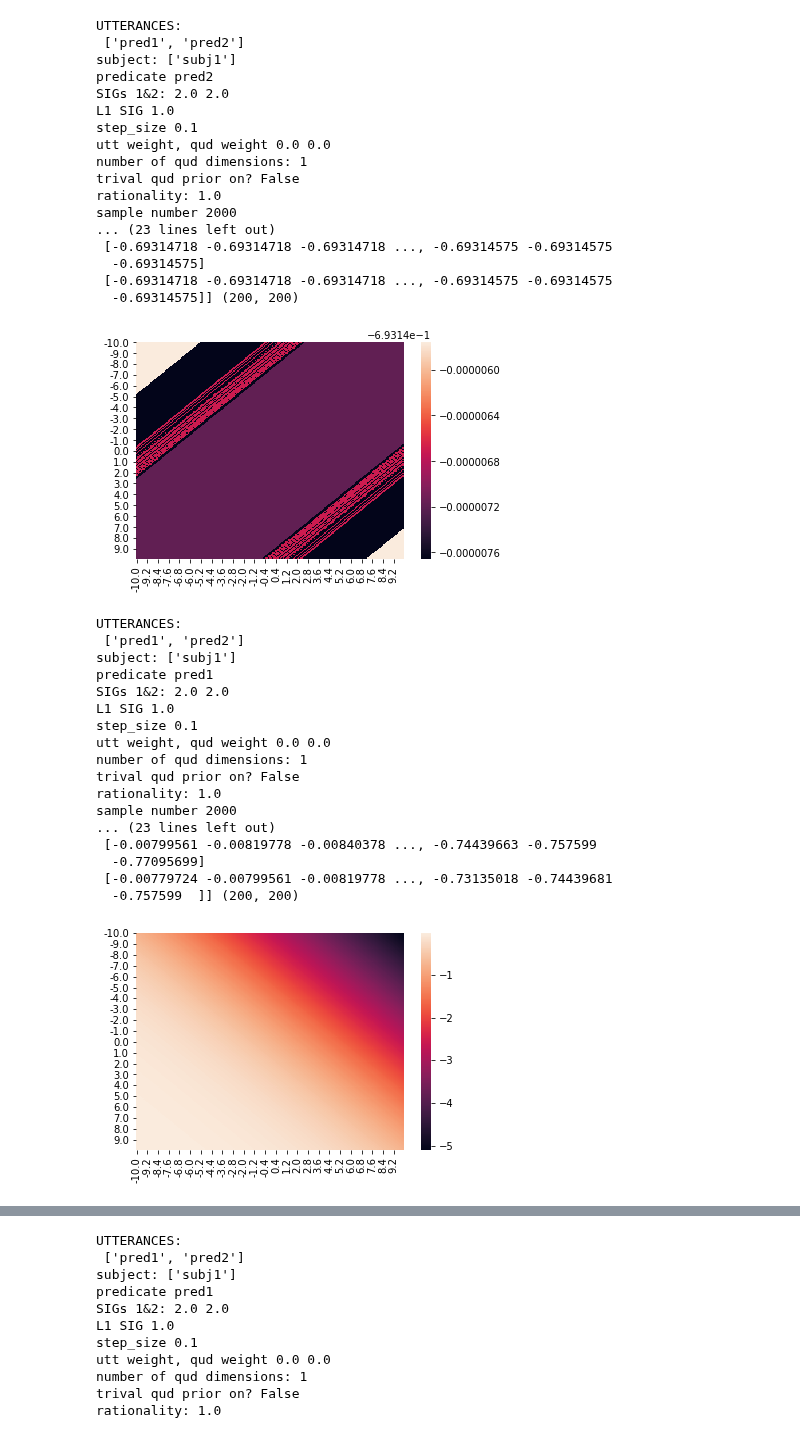
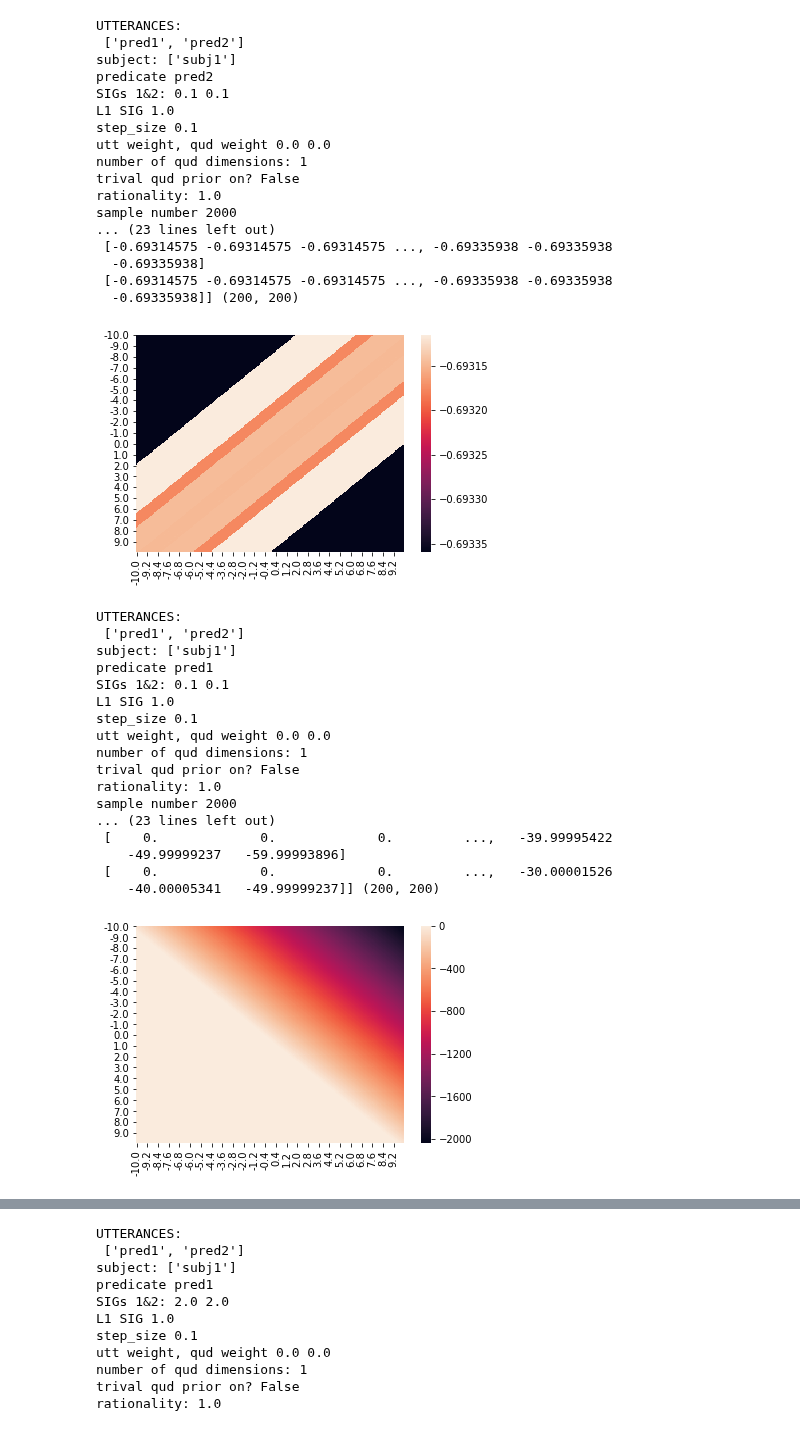
Before and after one commit to reubenharry/Distributional-RSA, a Jupyter notebook: heatmaps.ipynb, the cells around one changed output, grey strips where cells are left out. Cells and saved outputs as stored; diff of their text form; code cells hidden in the pictures.

Commit message:
heatmaps newewst

```diff
--- a/heatmaps.ipynb
+++ b/heatmaps.ipynb
@@ -46,11 +46,11 @@ sample number 2000
 # %%
-titrate(size=100,amount=0.1,l1_sig1=1.0,quds=['qud1'],pred='pred2',only_trivial=False,just_s1=True,sig1=2.0,sig2=2.0)
+titrate(size=100,amount=0.1,l1_sig1=1.0,quds=['qud1'],pred='pred2',only_trivial=False,just_s1=True,sig1=0.1,sig2=0.1)
 # %% [output]
 UTTERANCES:
  ['pred1', 'pred2']
 subject: ['subj1']
 predicate pred2
-SIGs 1&2: 2.0 2.0
+SIGs 1&2: 0.1 0.1
 L1 SIG 1.0
 step_size 0.1
 utt weight, qud weight 0.0 0.0
@@ -59,30 +59,30 @@ trival qud prior on? False
 rationality: 1.0
 sample number 2000
 ... (23 lines left out)
- [-0.69314718 -0.69314718 -0.69314718 ..., -0.69314575 -0.69314575
-  -0.69314575]
- [-0.69314718 -0.69314718 -0.69314718 ..., -0.69314575 -0.69314575
-  -0.69314575]] (200, 200)
+ [-0.69314575 -0.69314575 -0.69314575 ..., -0.69335938 -0.69335938
+  -0.69335938]
+ [-0.69314575 -0.69314575 -0.69314575 ..., -0.69335938 -0.69335938
+  -0.69335938]] (200, 200)
-[figure, old version]
+[figure, new version]
 # %%
-titrate(size=100,amount=0.1,l1_sig1=1.0,quds=['qud2'],pred='pred1',only_trivial=False,just_s1=True,sig1=2.0,sig2=2.0)
+titrate(size=100,amount=0.1,l1_sig1=1.0,quds=['qud2'],pred='pred1',only_trivial=False,just_s1=True,sig1=0.1,sig2=0.1)
 # %% [output]
 UTTERANCES:
  ['pred1', 'pred2']
 subject: ['subj1']
 predicate pred1
-SIGs 1&2: 2.0 2.0
+SIGs 1&2: 0.1 0.1
 L1 SIG 1.0
 step_size 0.1
 utt weight, qud weight 0.0 0.0
 number of qud dimensions: 1
 trival qud prior on? False
 rationality: 1.0
 sample number 2000
 ... (23 lines left out)
- [-0.00799561 -0.00819778 -0.00840378 ..., -0.74439663 -0.757599
-  -0.77095699]
- [-0.00779724 -0.00799561 -0.00819778 ..., -0.73135018 -0.74439681
-  -0.757599  ]] (200, 200)
+ [    0.             0.             0.         ...,   -39.99995422
+    -49.99999237   -59.99993896]
+ [    0.             0.             0.         ...,   -30.00001526
+    -40.00005341   -49.99999237]] (200, 200)
-[figure, old version]
+[figure, new version]
 # %%
```
Also changed, not shown: parts of 2 cells of this notebook.
